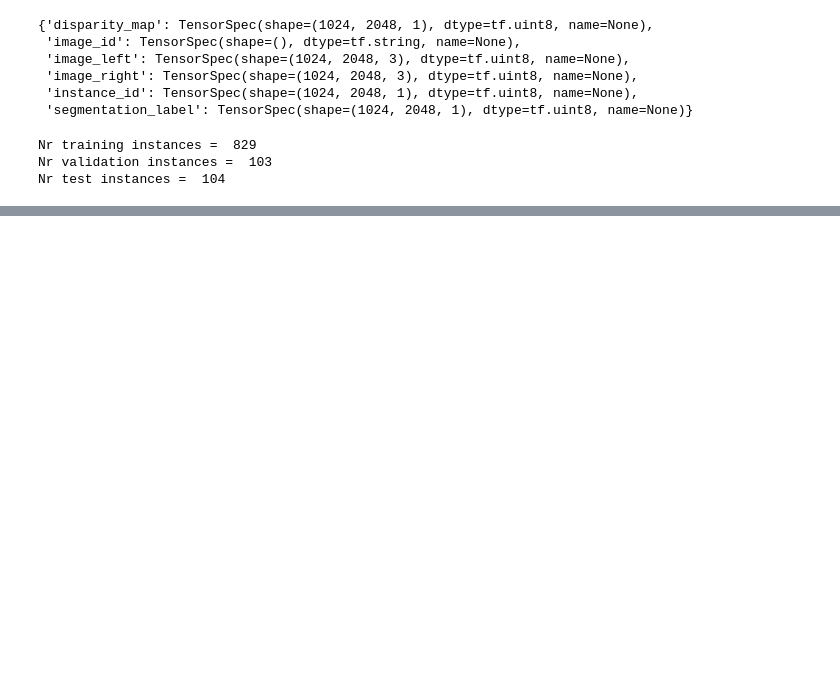
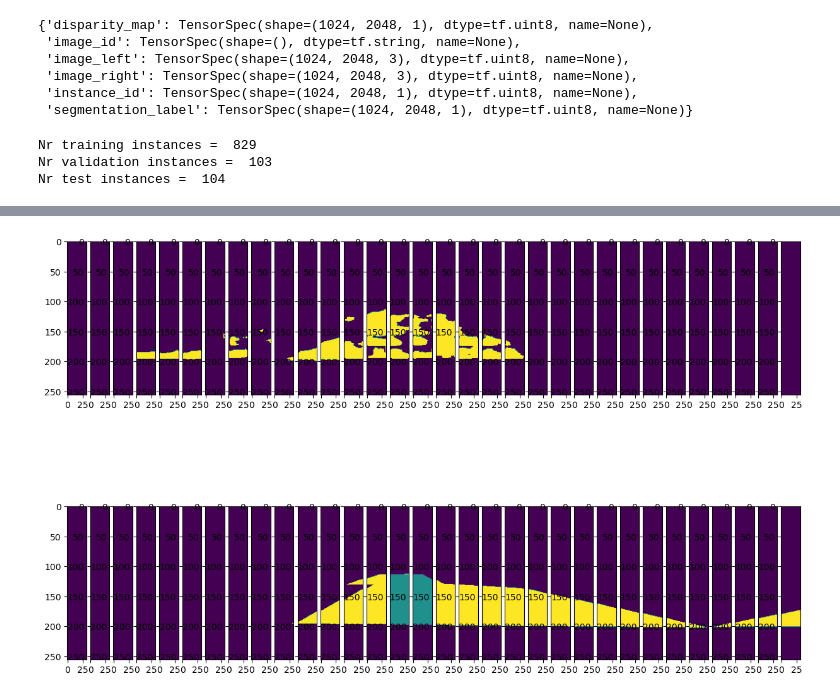
Before and after one commit to keresztesbeata/Unexpected-Obstacle-Detection, a Jupyter notebook: MergeNet.ipynb, the cells around one changed output, grey strips where cells are left out. Saved outputs shown, nothing was run; the diff lists cells and outputs as text; code cells hidden in the pictures; blank space fills up the shorter version.

```diff
--- a/MergeNet.ipynb
+++ b/MergeNet.ipynb
@@ -201,0 +344,13 @@ None
+# %%
+for data, label in test_stripes.batch(BATCH_SIZE_STRIPE).shuffle(BATCH_SIZE_STRIPE).as_numpy_iterator():
+    pred_mask = stripe_net_model.predict(data)
+    pred_mask = tf.math.argmax(pred_mask, axis=-1)
+    pred_mask = pred_mask[..., tf.newaxis]
+    fig, arr = plt.subplots(2, BATCH_SIZE_STRIPE)
+    fig.set_figheight(10)
+    fig.set_figwidth(15)
+    for i in range(BATCH_SIZE_STRIPE):
+        arr[0, i].imshow(pred_mask[i])
+        arr[1, i].imshow(label[i])
+    break
+# %% [output]
@@ -201,0 +358 @@ None
+[figure, added]
```
Also changed, not shown: parts of 32 cells of this notebook.
